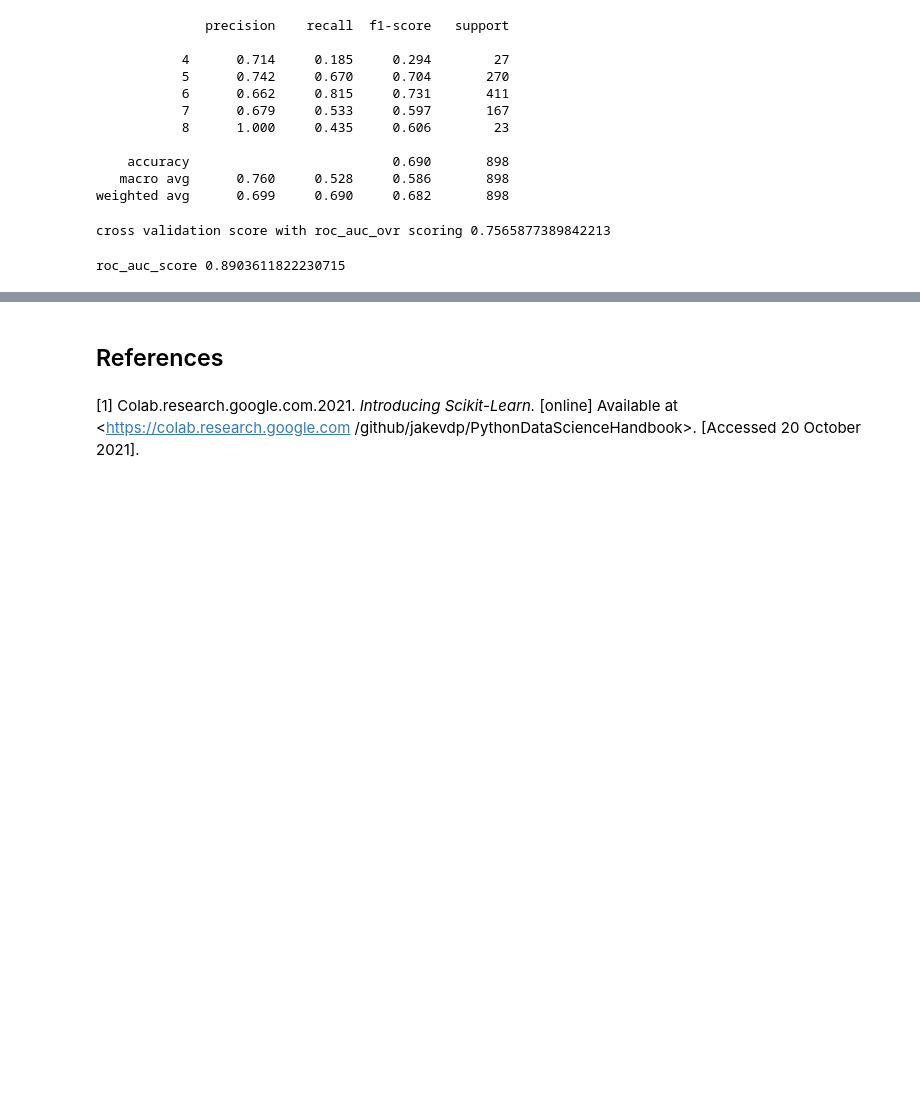
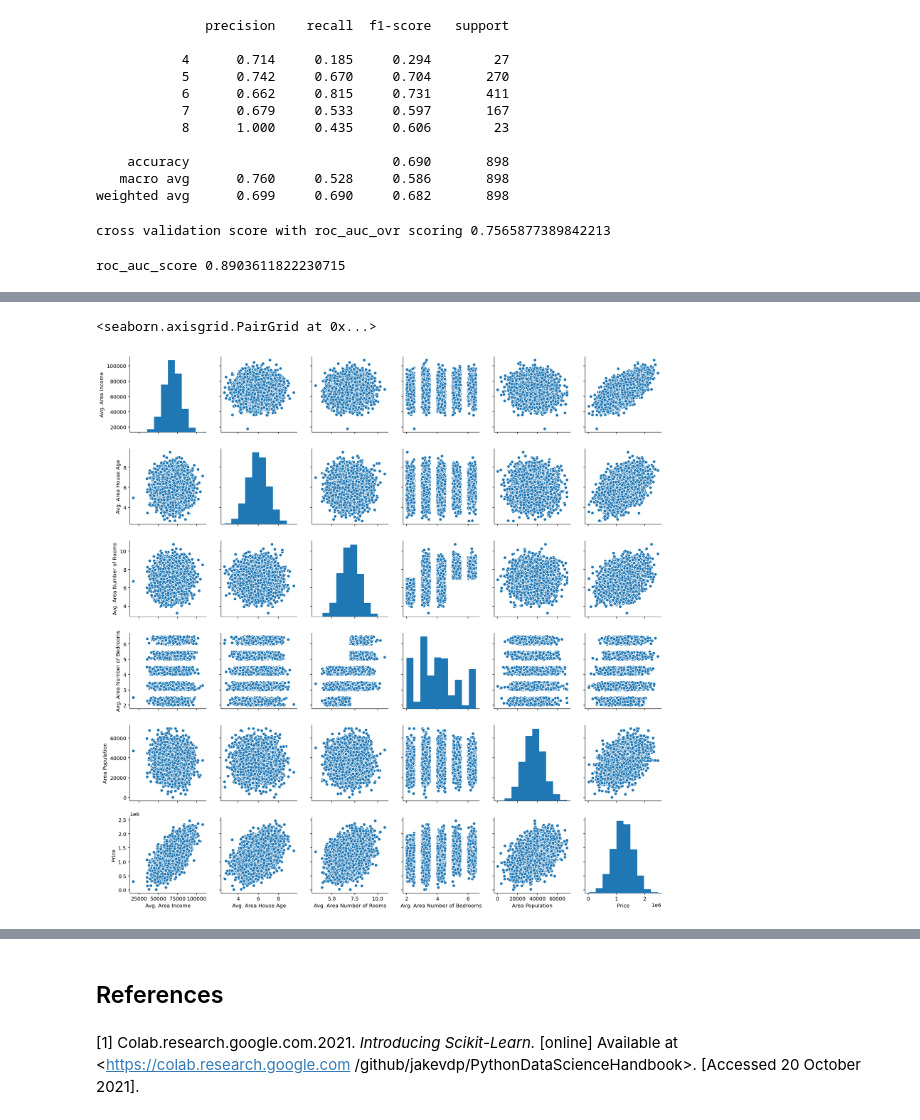
Before and after one commit to Munster2020/HDIP_CSDA_COMP08055, a Jupyter notebook: scikit-learn.ipynb, the cells around one changed output, grey strips where cells are left out. Saved outputs shown, nothing was run; the diff lists cells and outputs as text; code cells hidden in the pictures; blank space fills up the shorter version.

```diff
--- a/scikit-learn.ipynb
+++ b/scikit-learn.ipynb
@@ -261,0 +262,2 @@ roc_auc_score 0.8903611822230715
+# %%
+df = pd.read_csv('USA_Housing.csv', delimiter=',')
@@ -261,0 +321,5 @@ roc_auc_score 0.8903611822230715
+# %%
+sns.pairplot(df)
+# %% [output]
+<seaborn.axisgrid.PairGrid at 0x...>
+[figure, added]
```
Also changed, not shown: parts of 13 cells of this notebook.
